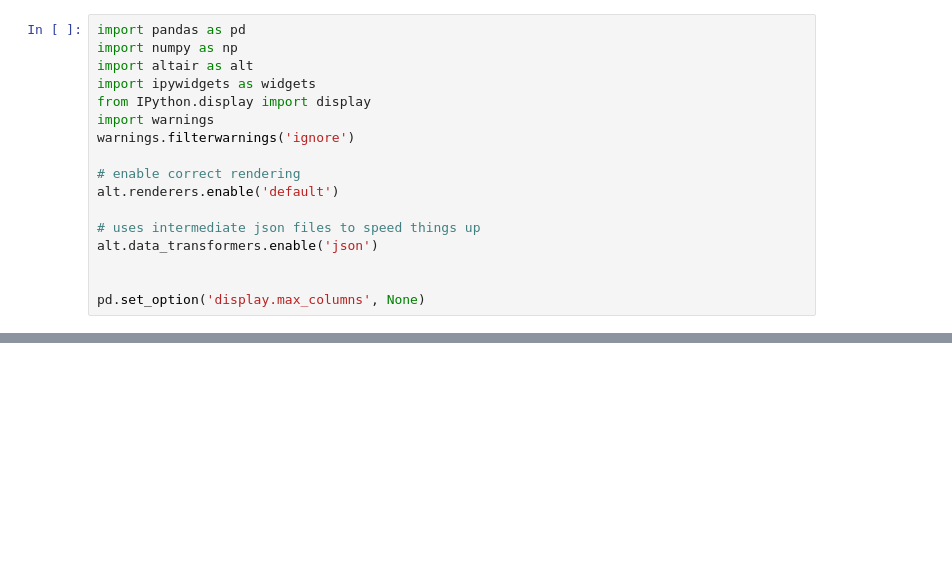
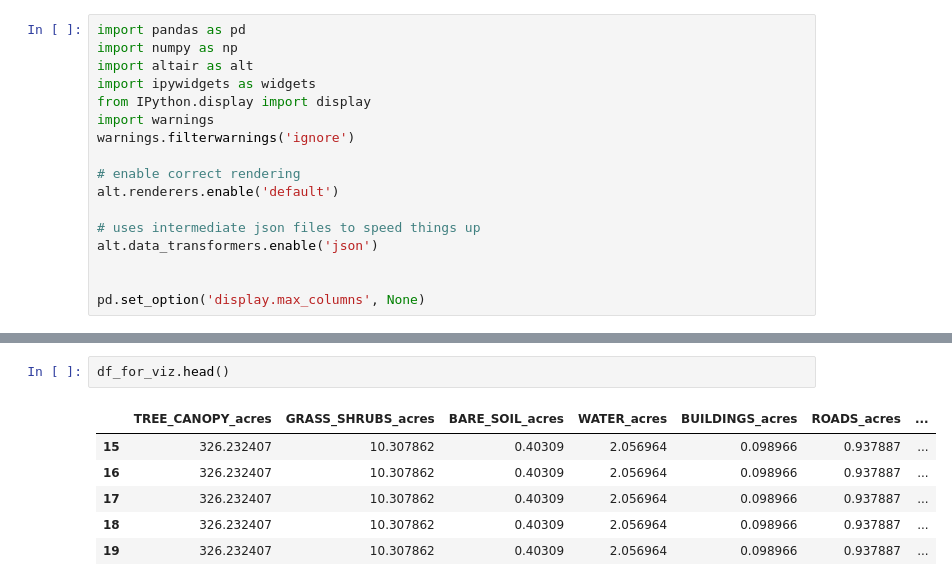
Before and after one commit to zorinAnze/Vermont-Lake-Health, a Jupyter notebook: Survey_results_with_chem.ipynb, the cells around one changed output, grey strips where cells are left out. Saved outputs shown, nothing was run; the diff lists cells and outputs as text; blank space fills up the shorter version.

```diff
--- a/Survey_results_with_chem.ipynb
+++ b/Survey_results_with_chem.ipynb
@@ -127,0 +79,9 @@ measures = alt.Chart(survey_for_result).mark_bar(strokeWidth=20, opacity=.001).e
+# %%
+df_for_viz.head()
+# %% [output]
+|  | TREE_CANOPY_acres | GRASS_SHRUBS_acres | BARE_SOIL_acres | WATER_acres | BUILDINGS_acres | ROADS_acres | ... |
+| 15 | 326.232407 | 10.307862 | 0.40309 | 2.056964 | 0.098966 | 0.937887 | ... |
+| 16 | 326.232407 | 10.307862 | 0.40309 | 2.056964 | 0.098966 | 0.937887 | ... |
+| 17 | 326.232407 | 10.307862 | 0.40309 | 2.056964 | 0.098966 | 0.937887 | ... |
+| 18 | 326.232407 | 10.307862 | 0.40309 | 2.056964 | 0.098966 | 0.937887 | ... |
+| 19 | 326.232407 | 10.307862 | 0.40309 | 2.056964 | 0.098966 | 0.937887 | ... |
```
Also changed, not shown: parts of 11 cells of this notebook.
